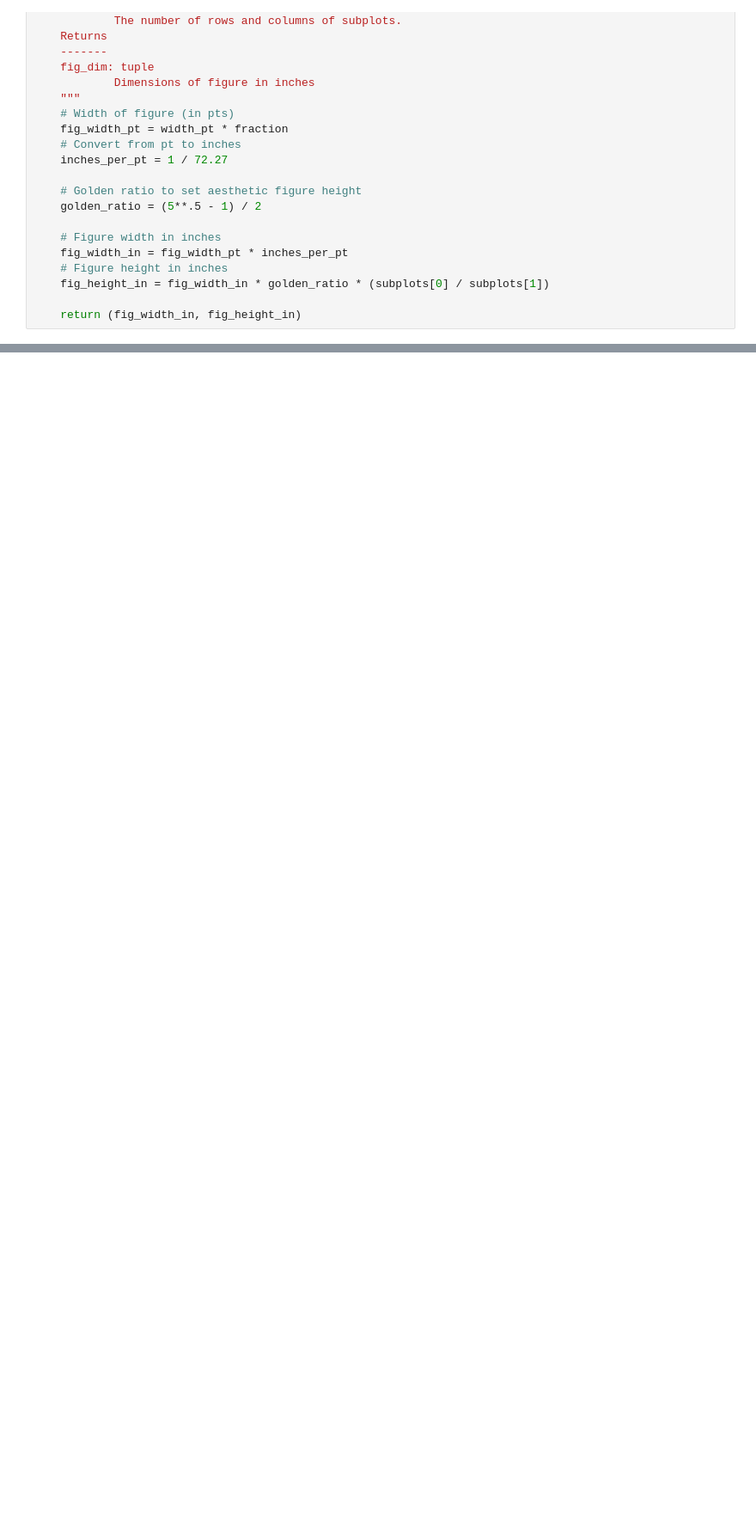
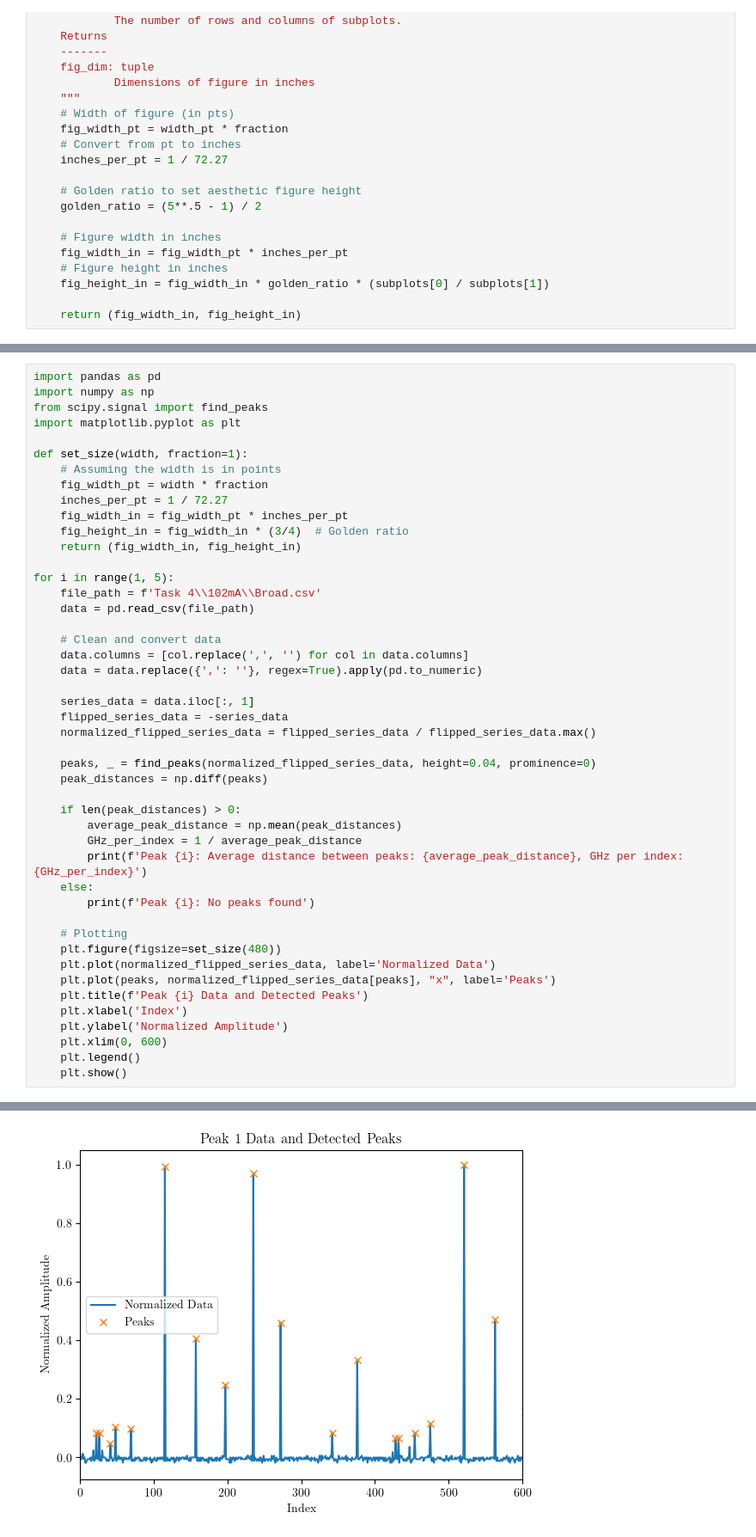
Before and after one commit to jamalghaith/advancedlabs, a Jupyter notebook: Rb Spectroscopy/AnalysisNopgf.ipynb, the cells around one changed output, grey strips where cells are left out. Shown at 86% size. Drawn from its saved outputs; the diff is of its cells as text; blank space fills up the shorter version.

```diff
--- a/Rb Spectroscopy/AnalysisNopgf.ipynb
+++ b/Rb Spectroscopy/AnalysisNopgf.ipynb
@@ -456,0 +615,47 @@ Peak 4:
+# %%
+import pandas as pd
+import numpy as np
+from scipy.signal import find_peaks
+import matplotlib.pyplot as plt
+
+def set_size(width, fraction=1):
+    # Assuming the width is in points
+    fig_width_pt = width * fraction
+    inches_per_pt = 1 / 72.27
+    fig_width_in = fig_width_pt * inches_per_pt
+    fig_height_in = fig_width_in * (3/4)  # Golden ratio
+    return (fig_width_in, fig_height_in)
+
+for i in range(1, 5):
+    file_path = f'Task 4\\102mA\\Broad.csv'
+    data = pd.read_csv(file_path)
+
+    # Clean and convert data
+    data.columns = [col.replace(',', '') for col in data.columns]
+    data = data.replace({',': ''}, regex=True).apply(pd.to_numeric)
+
+    series_data = data.iloc[:, 1]
+    flipped_series_data = -series_data
+    normalized_flipped_series_data = flipped_series_data / flipped_series_data.max()
+
+    peaks, _ = find_peaks(normalized_flipped_series_data, height=0.04, prominence=0)
+    peak_distances = np.diff(peaks)
+
+    if len(peak_distances) > 0:
+        average_peak_distance = np.mean(peak_distances)
+        GHz_per_index = 1 / average_peak_distance
+        print(f'Peak {i}: Average distance between peaks: {average_peak_distance}, GHz per index: {GHz_per_index}')
+    else:
+        print(f'Peak {i}: No peaks found')
+
+    # Plotting
+    plt.figure(figsize=set_size(480))
+    plt.plot(normalized_flipped_series_data, label='Normalized Data')
+    plt.plot(peaks, normalized_flipped_series_data[peaks], "x", label='Peaks')
+    plt.title(f'Peak {i} Data and Detected Peaks')
+    plt.xlabel('Index')
+    plt.ylabel('Normalized Amplitude')
+    plt.xlim(0, 600)
+    plt.legend()
+    plt.show()
+# %% [output]
@@ -456,0 +663 @@ Peak 4:
+[figure, added]
```
Also changed, not shown: parts of 6 cells of this notebook.
